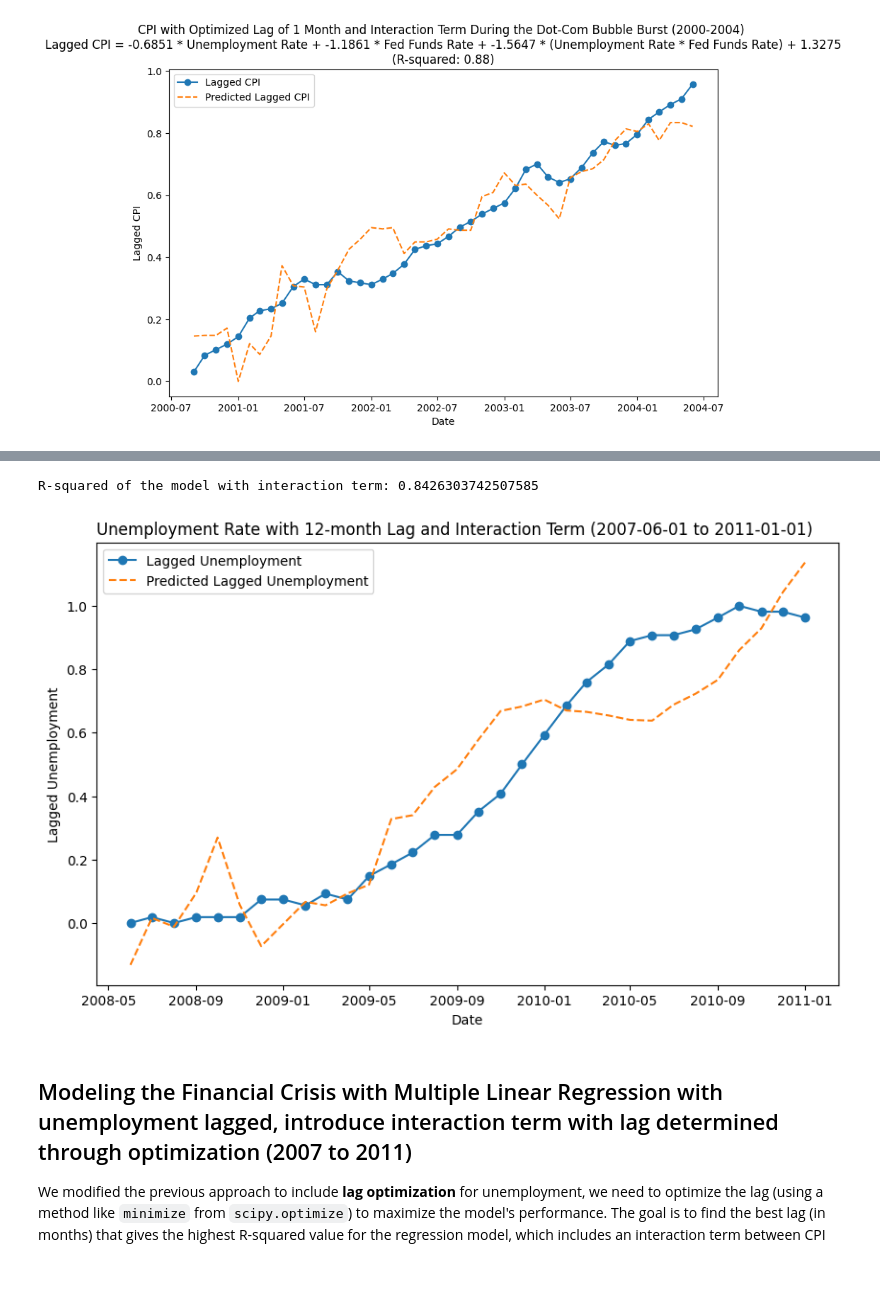
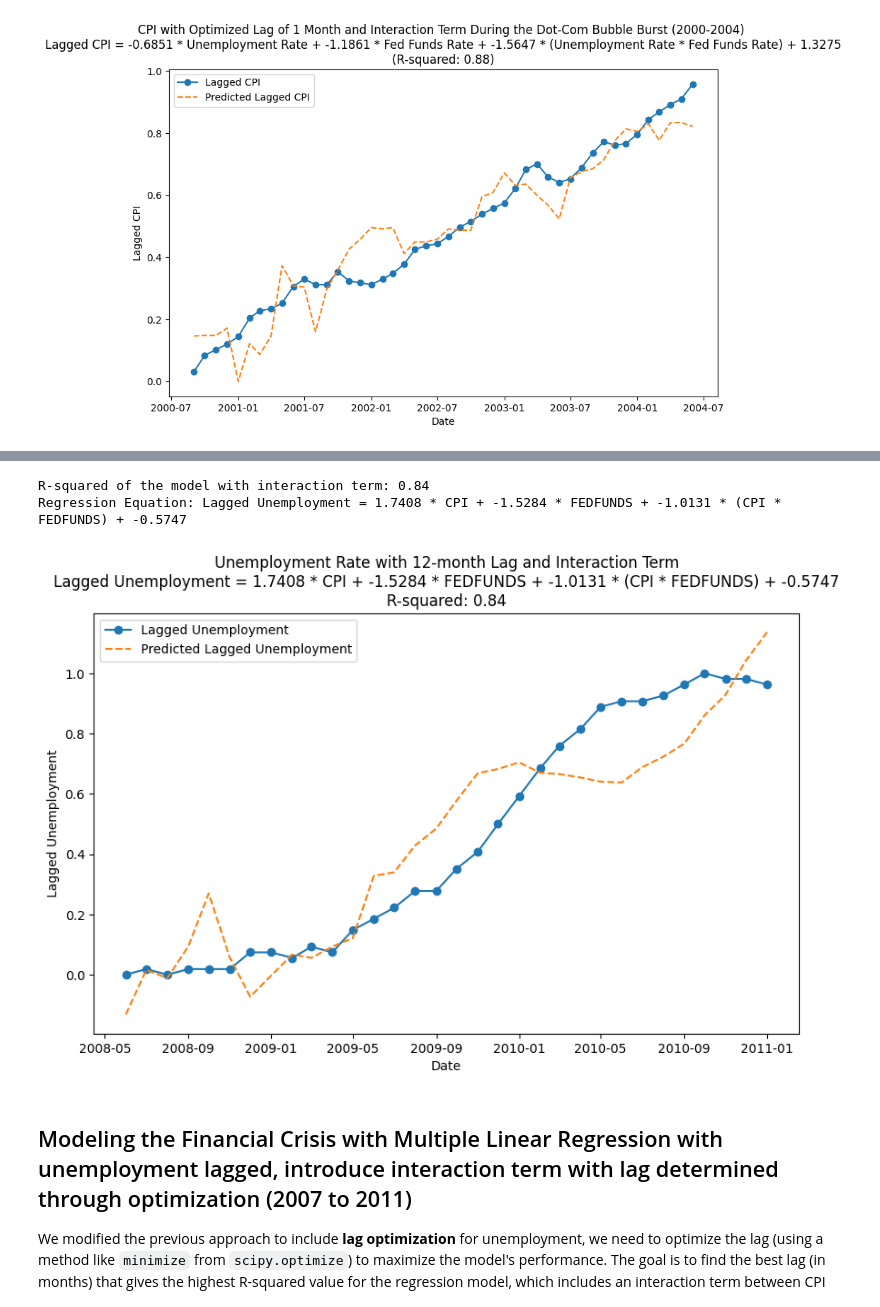
Before and after one commit to hawa1983/DATA-608, a Jupyter notebook: DATA_608_HW2_Analytical_Approach.ipynb, the cells around one changed output, grey strips where cells are left out. Drawn from its saved outputs; the diff is of its cells as text; code cells hidden in the pictures; blank space fills up the shorter version.

```diff
--- a/DATA_608_HW2_Analytical_Approach.ipynb
+++ b/DATA_608_HW2_Analytical_Approach.ipynb
@@ -1148,35 +1144,4 @@ The interaction term did have no impact on the models performance.
 # %%
-import pandas as pd
-import numpy as np
-from sklearn.linear_model import LinearRegression
-from sklearn.metrics import r2_score
-from sklearn.preprocessing import MinMaxScaler
-import matplotlib.pyplot as plt
-import requests
-
-# Function to retrieve data from the FRED API
-def get_fred_data(series_id, api_key, start_date='1998-01-01', end_date='2011-01-01'):
-    url = f"https://api.stlouisfed.org/fred/series/observations"
-    params = {
-        'series_id': series_id,
-        'api_key': api_key,
-        'file_type': 'json',
-        'observation_start': start_date,
-        'observation_end': end_date
-    }
-    response = requests.get(url, params=params)
-    if response.status_code == 200:
-        data = response.json()['observations']
-        df = pd.DataFrame(data)
-        df['Date'] = pd.to_datetime(df['date'])
-        df['value'] = pd.to_numeric(df['value'], errors='coerce')
-        return df[['Date', 'value']]
-    else:
-        raise Exception(f"Error fetching data from FRED API: {response.status_code}")
-
-# Set your FRED API key here
-api_key = '7913092cb97545d7c236897b524805da'  # Replace with your actual FRED API key
-
 # Retrieve data from FRED API (starting from 2007-06-01 to 2011-01-01)
 start_date = '2007-06-01'
 end_date = '2011-01-01'
@@ -1204,38 +1169,50 @@ merged_df[['CPI', 'Unemployment Rate', 'FEDFUNDS']] = scaler.fit_transform(
 # Function to apply a 12-month lag to unemployment data
 def create_lagged_unemployment(data, lag=12):
     data['Lagged_Unemployment'] = data['Unemployment Rate'].shift(lag)  # Apply 12-month lag
     data.dropna(inplace=True)  # Drop rows with NaN values due to lagging
     return data
 
 # Apply the 12-month lag to the unemployment data
 lagged_data = create_lagged_unemployment(merged_df)
 
 # Create an interaction term between CPI and FEDFUNDS
 lagged_data['CPI_FEDFUNDS_Interaction'] = lagged_data['CPI'] * lagged_data['FEDFUNDS']
 
 # Perform the multiple regression with the lagged unemployment data and the interaction term
 X = lagged_data[['CPI', 'FEDFUNDS', 'CPI_FEDFUNDS_Interaction']]
 y = lagged_data['Lagged_Unemployment']
 
 model = LinearRegression()
 model.fit(X, y)
 y_pred = model.predict(X)
 
-# Print the R-squared value of the model
-print(f'R-squared of the model with interaction term: {r2_score(y, y_pred)}')
+# Get the coefficients and intercept for the equation
+coefficients = model.coef_
+intercept = model.intercept_
+
+# Construct the regression equation
+equation = f"Lagged Unemployment = {coefficients[0]:.4f} * CPI + {coefficients[1]:.4f} * FEDFUNDS + {coefficients[2]:.4f} * (CPI * FEDFUNDS) + {intercept:.4f}"
+
+# Get the R-squared value
+r_squared = r2_score(y, y_pred)
+
+# Print the R-squared value and equation
+print(f'R-squared of the model with interaction term: {r_squared:.2f}')
+print(f"Regression Equation: {equation}")
 
 # Plot the results
 plt.figure(figsize=(10, 6))
 plt.plot(lagged_data['Date'], y, label='Lagged Unemployment', marker='o')
 plt.plot(lagged_data['Date'], y_pred, label='Predicted Lagged Unemployment', linestyle='--')
 plt.xlabel('Date')
 plt.ylabel('Lagged Unemployment')
-plt.title(f'Unemployment Rate with 12-month Lag and Interaction Term (2007-06-01 to 2011-01-01)', loc='left')
+plt.title(f'Unemployment Rate with 12-month Lag and Interaction Term\n{equation}\nR-squared: {r_squared:.2f}')
 plt.legend()
 plt.show()
 # %% [output]
-R-squared of the model with interaction term: 0.8426303742507585
+R-squared of the model with interaction term: 0.84
+Regression Equation: Lagged Unemployment = 1.7408 * CPI + -1.5284 * FEDFUNDS + -1.0131 * (CPI * FEDFUNDS) + -0.5747
-[figure, old version]
+[figure, new version]
 # %% [markdown]
 ## Modeling the Financial Crisis with Multiple Linear Regression with unemployment lagged, introduce interaction term with lag determined through optimization (2007 to 2011)
 
```
Also changed, not shown: parts of 12 cells of this notebook.
